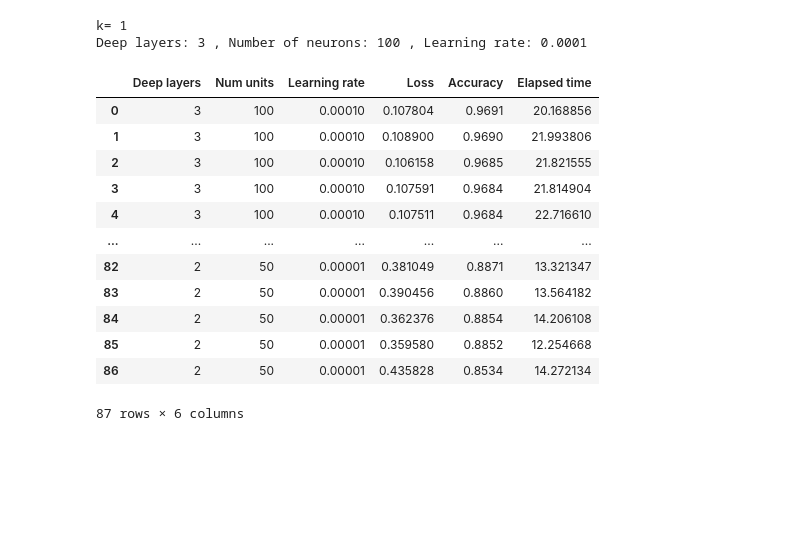
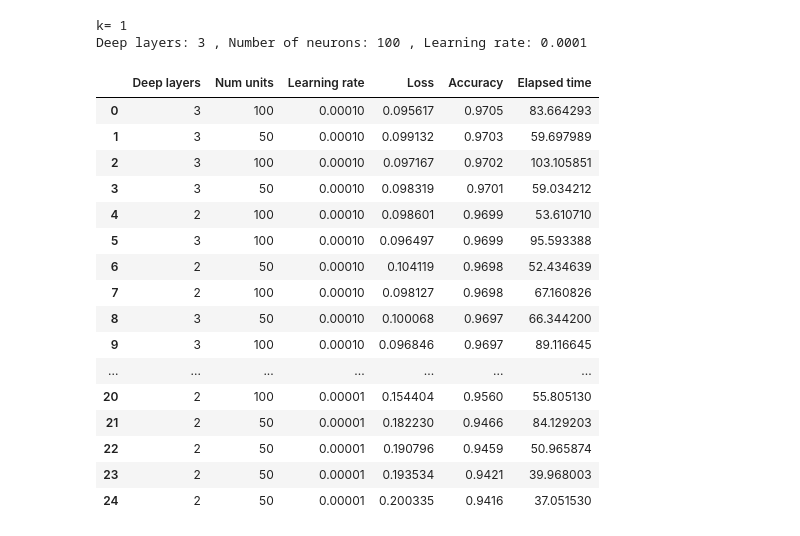
Before and after one commit to igomezv/nnogada, a Jupyter notebook: testing_genetic_hyperparameters.ipynb, the cells around one changed output. Drawn from its saved outputs; the diff is of its cells as text; code cells hidden in the pictures; blank space fills up the shorter version.

```diff
--- a/testing_genetic_hyperparameters.ipynb
+++ b/testing_genetic_hyperparameters.ipynb
@@ -97,7 +97,7 @@ my_callbacks = [tf.keras.callbacks.EarlyStopping(
 #                                verbose=1)
                ]
 
-epochs = 15
+epochs = 50
 # epochs = 3
 # %%
 # Divide data into X and Y and implement hot_ones in Y
@@ -245,8 +245,8 @@ def eaSimpleWithElitism(population, toolbox, cxpb, mutpb, ngen, stats=None,
 def geneticAlgorithm_with_elitism(population_size, max_generations, gene_length, k):
 
     # Genetic Algorithm constants:
-    P_CROSSOVER = 0.9        # probability for crossover
-    P_MUTATION = 0.3         # probability for mutating an individual
+    P_CROSSOVER = 0.5        # probability for crossover
+    P_MUTATION = 0.5         # probability for mutating an individual
     HALL_OF_FAME_SIZE = 1    # Best individuals that pass to the other generation
 
     # set the random seed:
@@ -307,8 +307,8 @@ def geneticAlgorithm_with_elitism(population_size, max_generations, gene_length,
     best_population = tools.selBest(population,k = k)
     return best_population
 # %%
-population_size = 10   # max of individuals per generation
-max_generations = 10   # number of generations
+population_size = 6   # max of individuals per generation
+max_generations = 6   # number of generations
 gene_length = 10       # lenght of the gene, depends on how many hiperparameters are tested
 k = 1;                 # num. of finalist individuals
 
@@ -370,25 +373,29 @@ Deep layers: 3 , Number of neurons: 100 , Learning rate: 0.0001
 # %%
 filename = "historial_sdss.txt"
 df = pd.DataFrame(datos, columns = ["Deep layers", "Num units", "Learning rate", "Loss", "Accuracy", "Elapsed time"])
 
 df.sort_values(by=["Accuracy", "Elapsed time"], ascending=[0,1], ignore_index=True, inplace=True)
 
 df.to_csv(filename, header=True, index=False, sep='\t', mode='w') # a=append, w=overwrite
-df
+df.head(50)
 # %% [output]
 |  | Deep layers | Num units | Learning rate | Loss | Accuracy | Elapsed time |
-| 0 | 3 | 100 | 0.00010 | 0.107804 | 0.9691 | 20.168856 |
-| 1 | 3 | 100 | 0.00010 | 0.108900 | 0.9690 | 21.993806 |
-| 2 | 3 | 100 | 0.00010 | 0.106158 | 0.9685 | 21.821555 |
-| 3 | 3 | 100 | 0.00010 | 0.107591 | 0.9684 | 21.814904 |
-| 4 | 3 | 100 | 0.00010 | 0.107511 | 0.9684 | 22.716610 |
+| 0 | 3 | 100 | 0.00010 | 0.095617 | 0.9705 | 83.664293 |
+| 1 | 3 | 50 | 0.00010 | 0.099132 | 0.9703 | 59.697989 |
+| 2 | 3 | 100 | 0.00010 | 0.097167 | 0.9702 | 103.105851 |
+| 3 | 3 | 50 | 0.00010 | 0.098319 | 0.9701 | 59.034212 |
+| 4 | 2 | 100 | 0.00010 | 0.098601 | 0.9699 | 53.610710 |
+| 5 | 3 | 100 | 0.00010 | 0.096497 | 0.9699 | 95.593388 |
+| 6 | 2 | 50 | 0.00010 | 0.104119 | 0.9698 | 52.434639 |
+| 7 | 2 | 100 | 0.00010 | 0.098127 | 0.9698 | 67.160826 |
+| 8 | 3 | 50 | 0.00010 | 0.100068 | 0.9697 | 66.344200 |
+| 9 | 3 | 100 | 0.00010 | 0.096846 | 0.9697 | 89.116645 |
 | ... | ... | ... | ... | ... | ... | ... |
-| 82 | 2 | 50 | 0.00001 | 0.381049 | 0.8871 | 13.321347 |
-| 83 | 2 | 50 | 0.00001 | 0.390456 | 0.8860 | 13.564182 |
-| 84 | 2 | 50 | 0.00001 | 0.362376 | 0.8854 | 14.206108 |
-| 85 | 2 | 50 | 0.00001 | 0.359580 | 0.8852 | 12.254668 |
-| 86 | 2 | 50 | 0.00001 | 0.435828 | 0.8534 | 14.272134 |
+| 20 | 2 | 100 | 0.00001 | 0.154404 | 0.9560 | 55.805130 |
+| 21 | 2 | 50 | 0.00001 | 0.182230 | 0.9466 | 84.129203 |
+| 22 | 2 | 50 | 0.00001 | 0.190796 | 0.9459 | 50.965874 |
+| 23 | 2 | 50 | 0.00001 | 0.193534 | 0.9421 | 39.968003 |
+| 24 | 2 | 50 | 0.00001 | 0.200335 | 0.9416 | 37.051530 |
-87 rows × 6 columns
 # %%
 total_time = float(np.sum(df[["Elapsed time"]])/60)
 
```
Also changed, not shown: parts of 2 cells of this notebook.
